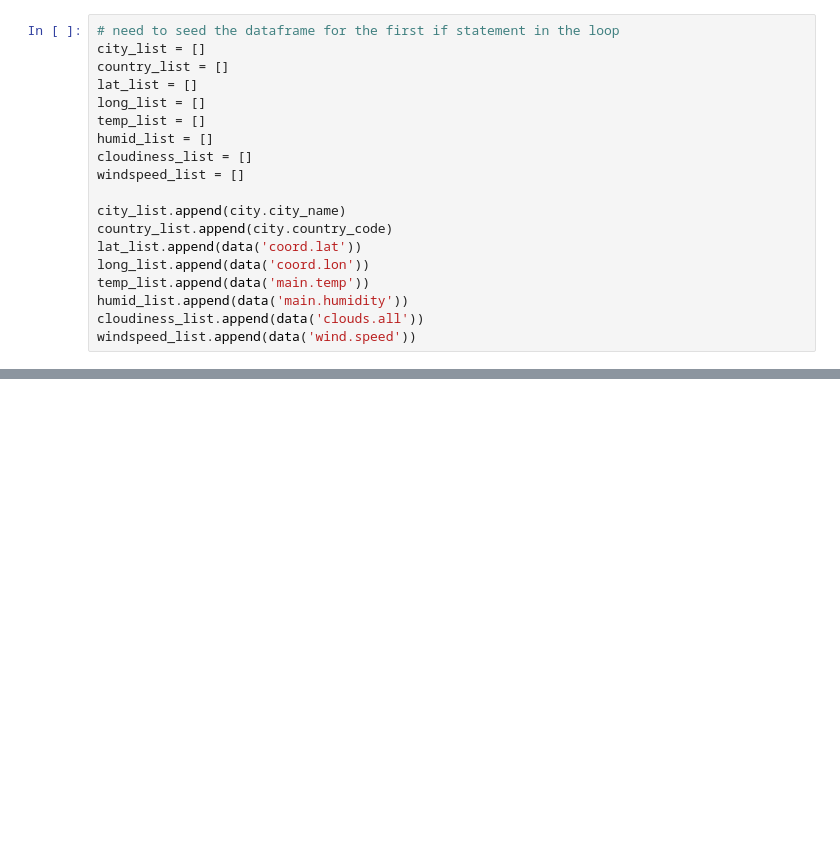
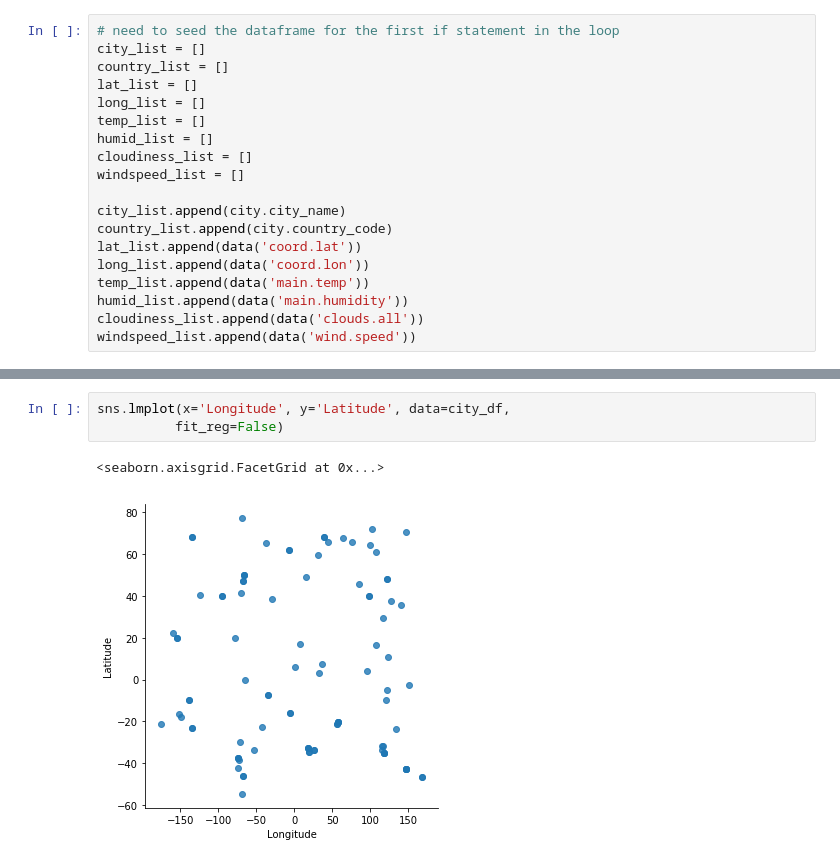
Before and after one commit to mhager3/GWHW, a Jupyter notebook: WeatherPy/WeatherPy.ipynb, the cells around one changed output, grey strips where cells are left out. Cells and saved outputs as stored; diff of their text form; blank space fills up the shorter version.

```diff
--- a/WeatherPy/WeatherPy.ipynb
+++ b/WeatherPy/WeatherPy.ipynb
@@ -172,0 +206,6 @@ Requesting current weather data for city #499 meulaboh, id
+# %%
+sns.lmplot(x='Longitude', y='Latitude', data=city_df,
+          fit_reg=False)
+# %% [output]
+<seaborn.axisgrid.FacetGrid at 0x...>
+[figure, added]
```
Also changed, not shown: parts of 12 cells of this notebook, 9 other files.
